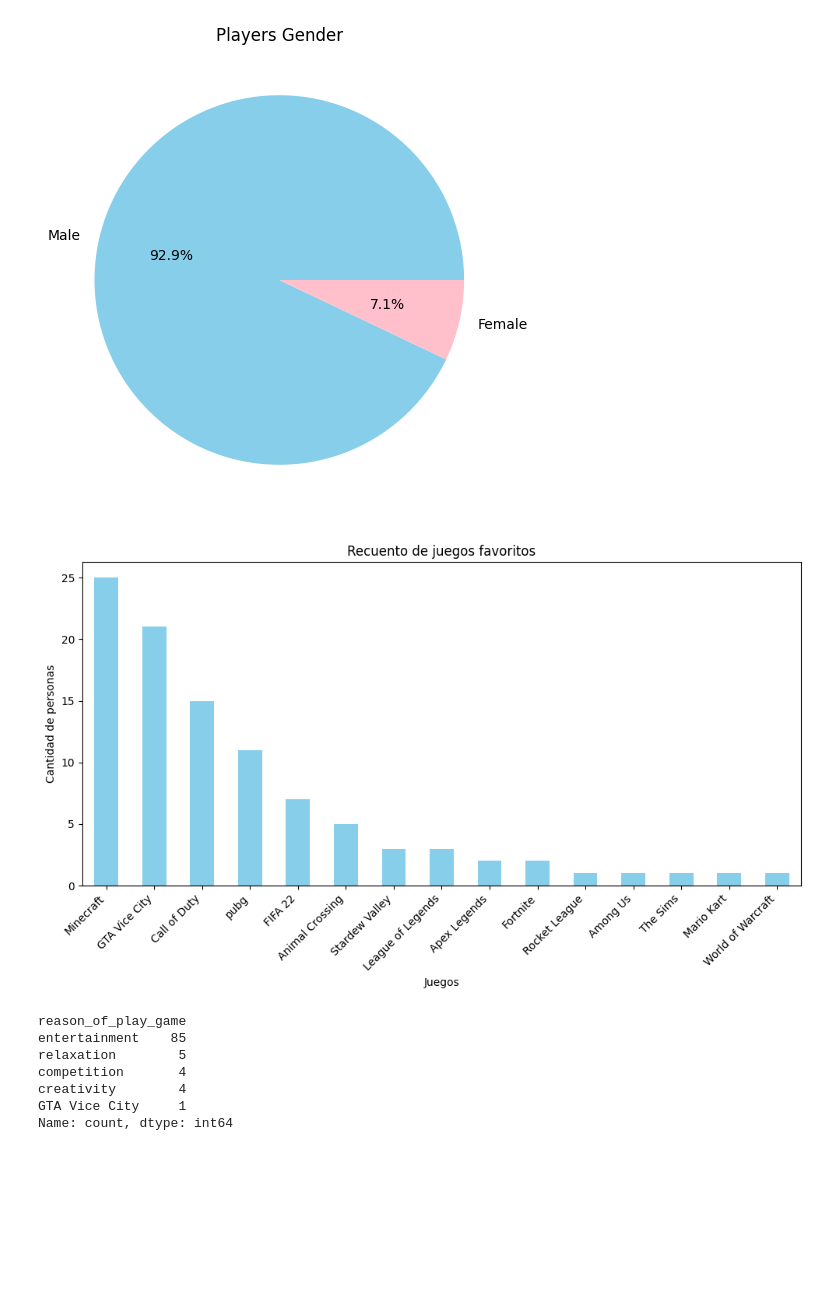
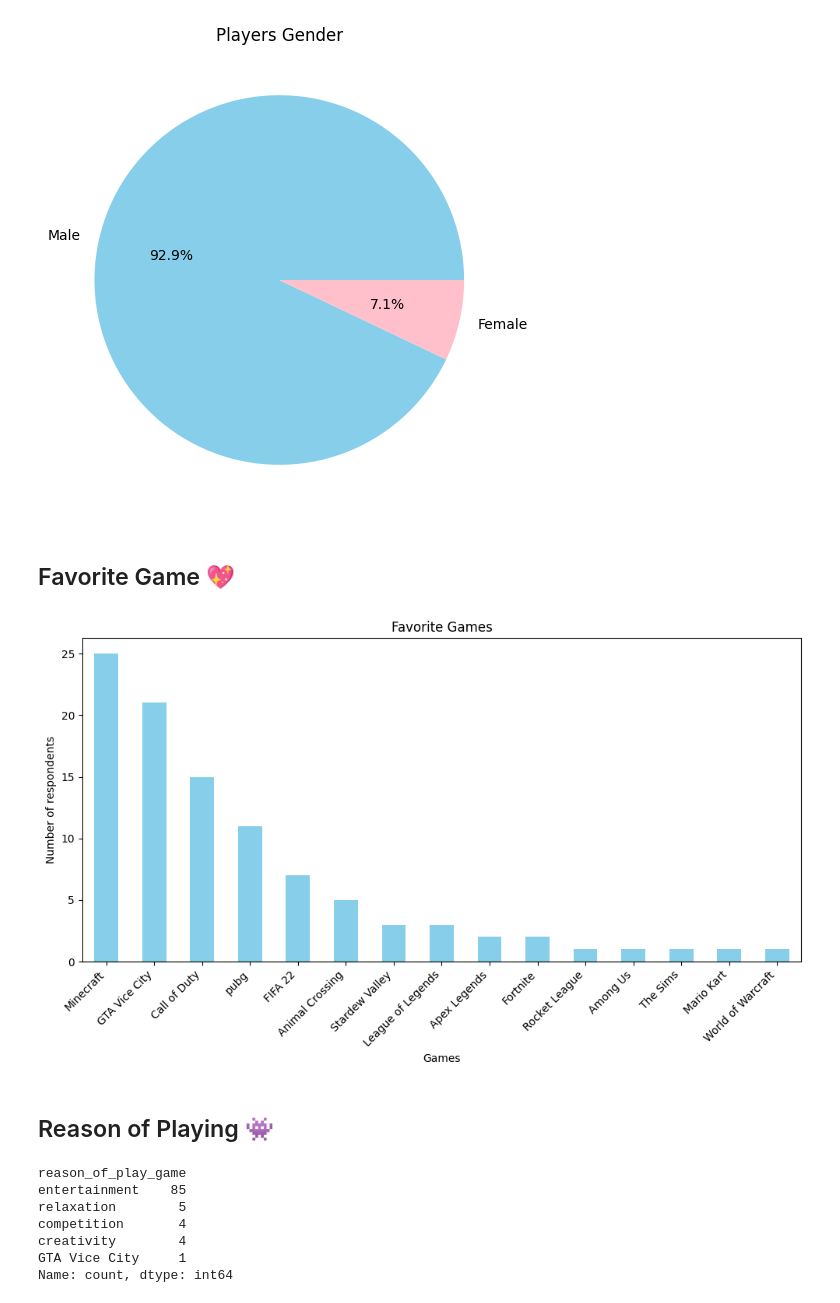
Before and after one commit to irisdev06/VideoGamesEDA, a Jupyter notebook: videogames-analysis.ipynb, the cells around one changed output. Saved outputs shown, nothing was run; the diff lists cells and outputs as text; code cells hidden in the pictures; blank space fills up the shorter version.

Commit message:
Reason of Playing

```diff
--- a/videogames-analysis.ipynb
+++ b/videogames-analysis.ipynb
@@ -84,19 +86,23 @@ plt.title('Players Gender')
 plt.show()
 # %% [output]
 [figure]
+# %% [markdown]
+## Favorite Game 💖
 # %%
 FavoriteGame = data['favorite_game'].value_counts()
 # %%
 plt.figure(figsize=(10, 6))
 FavoriteGame.plot(kind='bar', color='skyblue')
-plt.title('Recuento de juegos favoritos')
-plt.xlabel('Juegos')
-plt.ylabel('Cantidad de personas')
+plt.title('Favorite Games')
+plt.xlabel('Games')
+plt.ylabel('Number of respondents')
 plt.xticks(rotation=45, ha='right')
 plt.tight_layout()
 plt.show()
 # %% [output]
-[figure, old version]
+[figure, new version]
+# %% [markdown]
+## Reason of Playing 👾
 # %%
 ReasonOfPlaying = data['reason_of_play_game'].value_counts()
 print(ReasonOfPlaying)
```
Also changed, not shown: parts of 5 cells of this notebook.
